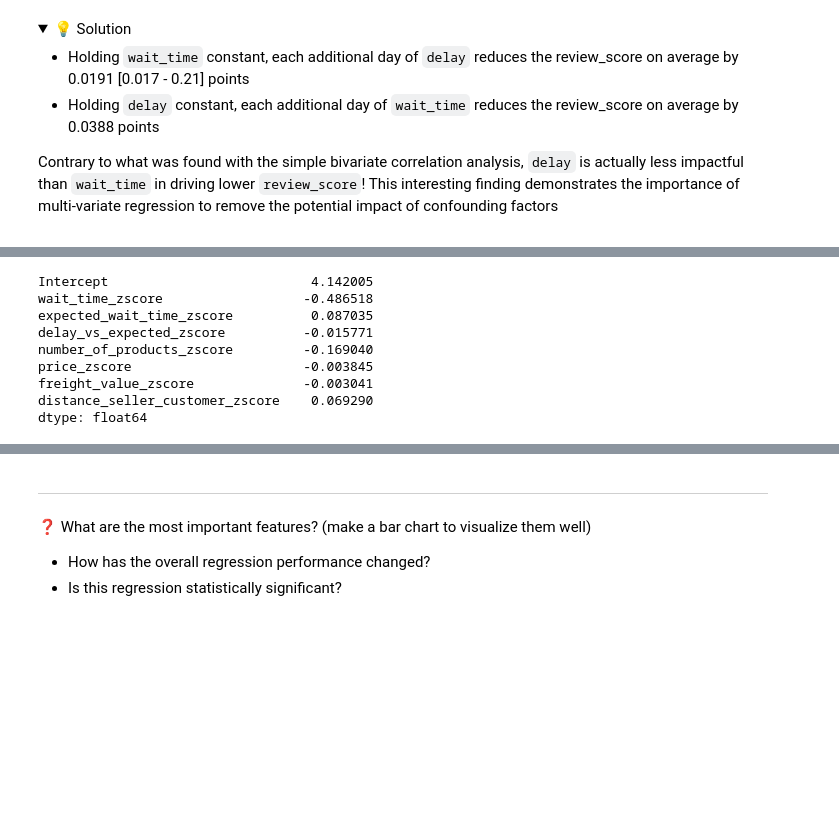
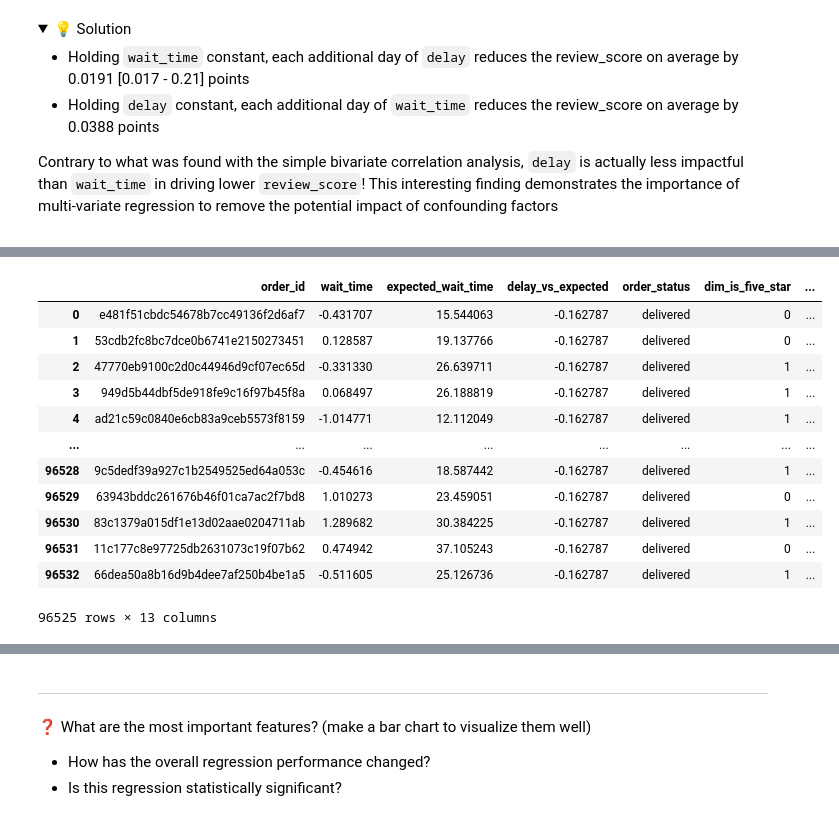
Before and after one commit to Nandosoq/nandoproject, a Jupyter notebook: 04-Decision-Science/03-Linear-Regression/01-Orders-Regression/orders_regression.ipynb, the cells around one changed output, grey strips where cells are left out. Drawn from its saved outputs; the diff is of its cells as text; code cells hidden in the pictures; folded sections open; blank space fills up the shorter version.

```diff
--- a/04-Decision-Science/03-Linear-Regression/01-Orders-Regression/orders_regression.ipynb
+++ b/04-Decision-Science/03-Linear-Regression/01-Orders-Regression/orders_regression.ipynb
@@ -298,12 +146,0 @@ Notes:
-# %%
-model4.params
-# %% [output]
-Intercept                          4.142005
-wait_time_zscore                  -0.486518
-expected_wait_time_zscore          0.087035
-delay_vs_expected_zscore          -0.015771
-number_of_products_zscore         -0.169040
-price_zscore                      -0.003845
-freight_value_zscore              -0.003041
-distance_seller_customer_zscore    0.069290
-dtype: float64
@@ -310,2 +161,23 @@ dtype: float64
+# %%
+orders_standardized = orders.copy()
+for f in features:
+    mu = orders[f].mean()
+    sigma = orders[f].std()
+    orders_standardized[f] = orders[f].map(lambda x: (x - mu) / sigma)
+orders_standardized
+# %% [output]
+|  | order_id | wait_time | expected_wait_time | delay_vs_expected | order_status | dim_is_five_star | ... |
+| 0 | e481f51cbdc54678b7cc49136f2d6af7 | -0.431707 | 15.544063 | -0.162787 | delivered | 0 | ... |
+| 1 | 53cdb2fc8bc7dce0b6741e2150273451 | 0.128587 | 19.137766 | -0.162787 | delivered | 0 | ... |
+| 2 | 47770eb9100c2d0c44946d9cf07ec65d | -0.331330 | 26.639711 | -0.162787 | delivered | 1 | ... |
+| 3 | 949d5b44dbf5de918fe9c16f97b45f8a | 0.068497 | 26.188819 | -0.162787 | delivered | 1 | ... |
+| 4 | ad21c59c0840e6cb83a9ceb5573f8159 | -1.014771 | 12.112049 | -0.162787 | delivered | 1 | ... |
+| ... | ... | ... | ... | ... | ... | ... | ... |
+| 96528 | 9c5dedf39a927c1b2549525ed64a053c | -0.454616 | 18.587442 | -0.162787 | delivered | 1 | ... |
+| 96529 | 63943bddc261676b46f01ca7ac2f7bd8 | 1.010273 | 23.459051 | -0.162787 | delivered | 0 | ... |
+| 96530 | 83c1379a015df1e13d02aae0204711ab | 1.289682 | 30.384225 | -0.162787 | delivered | 1 | ... |
+| 96531 | 11c177c8e97725db2631073c19f07b62 | 0.474942 | 37.105243 | -0.162787 | delivered | 0 | ... |
+| 96532 | 66dea50a8b16d9b4dee7af250b4be1a5 | -0.511605 | 25.126736 | -0.162787 | delivered | 1 | ... |
+96525 rows × 13 columns
 # %%
 # Create and train model4
```
Also changed, not shown: parts of 37 cells of this notebook.
